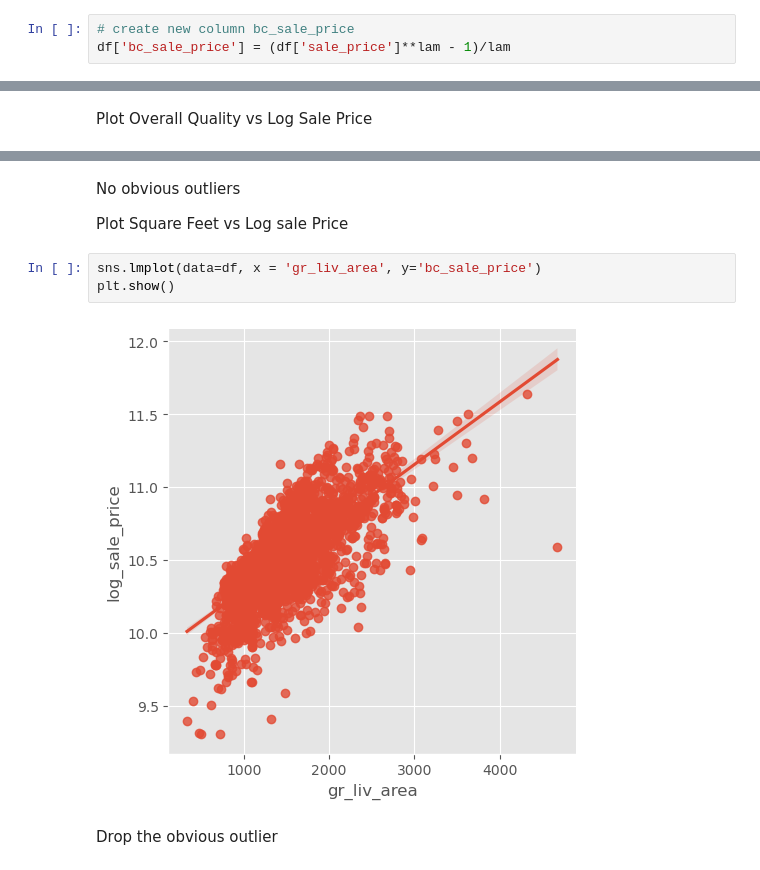
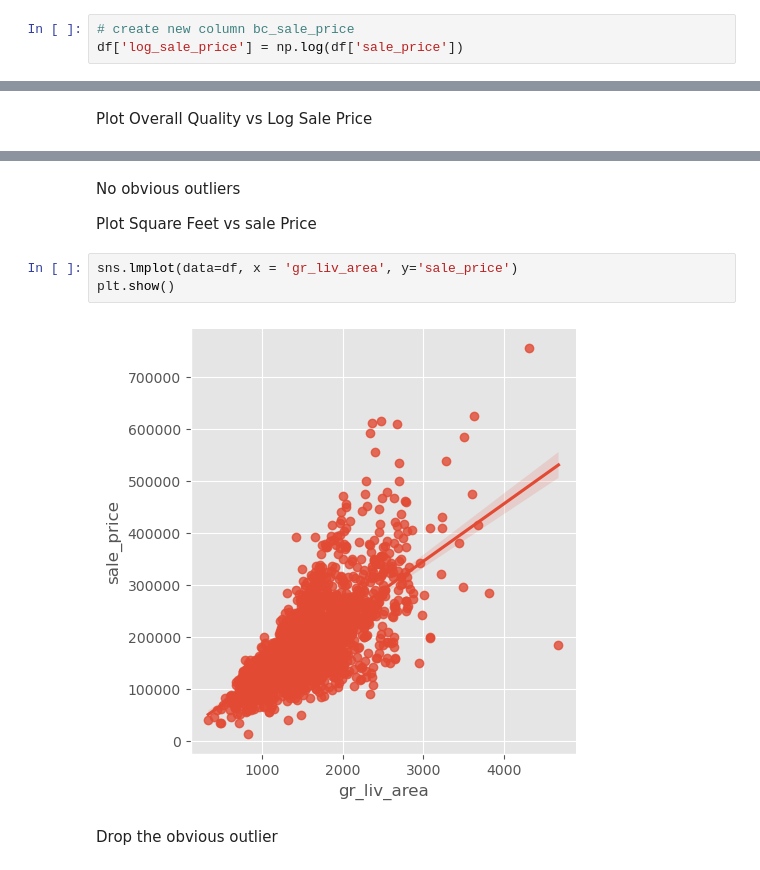
Before and after one commit to eihwood/ML-Ames-Housing, a Jupyter notebook: Austin/austin_eda.ipynb, the cells around one changed output, grey strips where cells are left out. Cells and saved outputs as stored; diff of their text form.

```diff
--- a/Austin/austin_eda.ipynb
+++ b/Austin/austin_eda.ipynb
@@ -114,6 +114,6 @@ Notes on specific columns
 lam = boxcox(df.sale_price.values)[1]
 # %%
 # create new column bc_sale_price
-df['bc_sale_price'] = (df['sale_price']**lam - 1)/lam
+df['log_sale_price'] = np.log(df['sale_price'])
 # %%
 # plot normal overlay
@@ -532,12 +513,12 @@ plt.show()
 # %% [markdown]
 No obvious outliers
 
-Plot Square Feet vs Log sale Price
+Plot Square Feet vs sale Price
 # %%
-sns.lmplot(data=df, x = 'gr_liv_area', y='bc_sale_price')
+sns.lmplot(data=df, x = 'gr_liv_area', y='sale_price')
 plt.show()
 # %% [output]
-[figure, old version]
+[figure, new version]
 # %% [markdown]
 Drop the obvious outlier
 # %%
```
Also changed, not shown: parts of 16 cells of this notebook, 1 other file.
